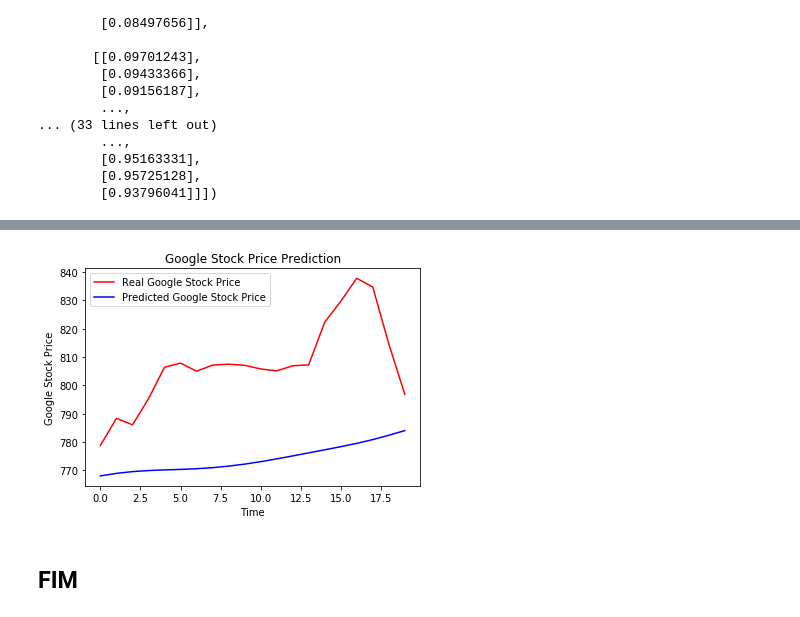
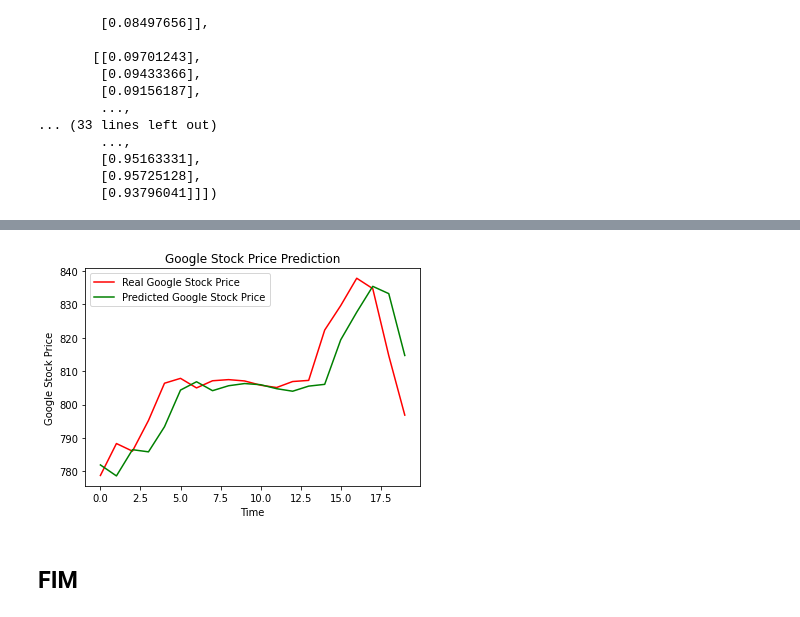
Before and after one commit to deeplearningunb/building-rnn, a Jupyter notebook: RecurrentNeuralNetworks.ipynb, the cells around one changed output, grey strips where cells are left out. Saved outputs shown, nothing was run; the diff lists cells and outputs as text; code cells hidden in the pictures.

Commit message:
Alterando LSTM por GRU

```diff
--- a/RecurrentNeuralNetworks.ipynb
+++ b/RecurrentNeuralNetworks.ipynb
@@ -54,27 +54,21 @@ array([[[0.08581368],
 # Importing the Keras libraries and packages
 from keras.models import Sequential
 from keras.layers import Dense
-from keras.layers import LSTM
+from keras.layers import GRU
 from keras.layers import Dropout
 
 # Initialising the RNN
 regressor = Sequential()
 
-# Adding the first LSTM layer and some Dropout regularisation
-regressor.add(LSTM(units = 50, return_sequences = True, input_shape = (X_train.shape[1], 1)))
-regressor.add(Dropout(0.2))
+# Adding the first GRU layer
+regressor.add(GRU(units = 100, return_sequences = True, input_shape = (X_train.shape[1], 1)))
 
-# Adding a second LSTM layer and some Dropout regularisation
-regressor.add(LSTM(units = 50, return_sequences = True))
-regressor.add(Dropout(0.2))
+# Adding a second GRU layer
+regressor.add(GRU(units = 75, return_sequences = True))
 
-# Adding a third LSTM layer and some Dropout regularisation
-regressor.add(LSTM(units = 50, return_sequences = True))
-regressor.add(Dropout(0.2))
+# Adding a second GRU layer
+regressor.add(GRU(units = 50))
 
-# Adding a fourth LSTM layer and some Dropout regularisation
-regressor.add(LSTM(units = 50))
-regressor.add(Dropout(0.2))
 
 # Adding the output layer
 regressor.add(Dense(units = 1))
@@ -92,4 +78,4 @@ Please use `rate` instead of `keep_prob`. Rate should be set to `rate = 1 - keep
 # %%
 # Fitting the RNN to the Training set
-regressor.fit(X_train, y_train, epochs = 10, batch_size = 32)
+regressor.fit(X_train, y_train, epochs = 25, batch_size = 32)
 # %% [output]
@@ -133,13 +120,13 @@ predicted_stock_price = sc.inverse_transform(predicted_stock_price)
 # %%
 # Visualising the results
 plt.plot(real_stock_price, color = 'red', label = 'Real Google Stock Price')
-plt.plot(predicted_stock_price, color = 'blue', label = 'Predicted Google Stock Price')
+plt.plot(predicted_stock_price, color = 'green', label = 'Predicted Google Stock Price')
 plt.title('Google Stock Price Prediction')
 plt.xlabel('Time')
 plt.ylabel('Google Stock Price')
 plt.legend()
 plt.show()
 # %% [output]
-[figure, old version]
+[figure, new version]
 # %% [markdown]
 ## FIM
```
Also changed, not shown: parts of 3 cells of this notebook.
